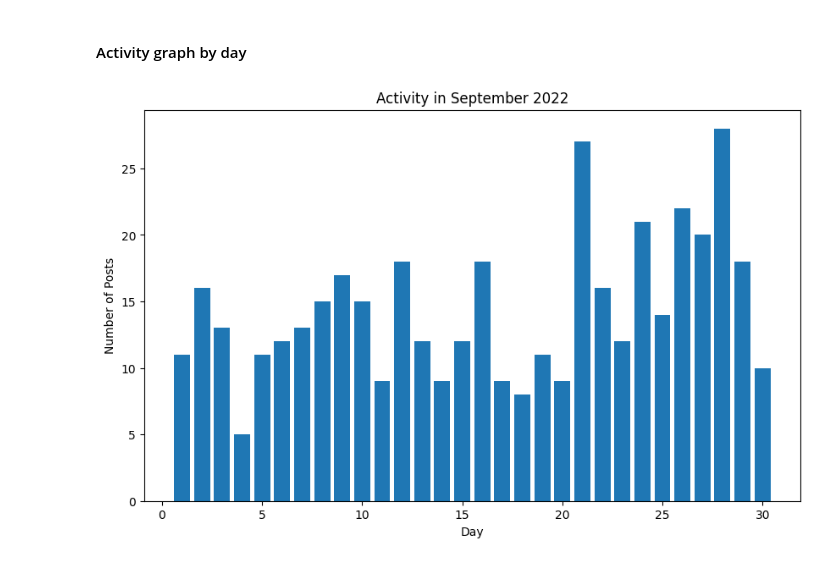
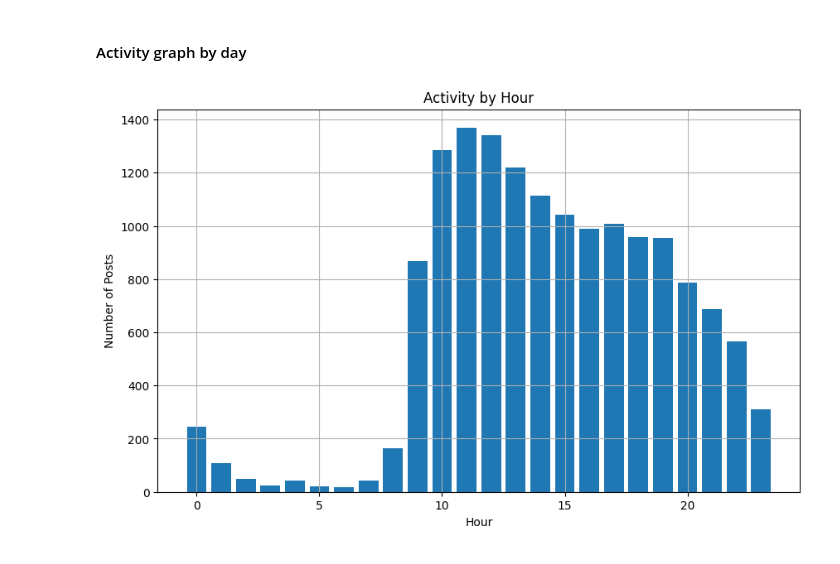
Before and after one commit to HSE-Courseworks/MLOps_pipeline, a Jupyter notebook: data_preprocessing/data_preprocessing.ipynb, the cells around one changed output. Saved outputs shown, nothing was run; the diff lists cells and outputs as text; code cells hidden in the pictures.

Commit message:
add vizualization per day && grid_on && graphs per week for every year

```diff
--- a/data_preprocessing/data_preprocessing.ipynb
+++ b/data_preprocessing/data_preprocessing.ipynb
@@ -87,6 +88,8 @@ for reaction in reactions:
     if post_id not in post_reactions:
         post_reactions[post_id] = {}
     post_reactions[post_id][emoji] = count
+
+top_posts_by_reaction = {emoji: [] for emoji, _ in top_emojis}
 
 for reaction in top_emojis:
     emoji = reaction[0]
@@ -98,9 +101,17 @@ for reaction in top_emojis:
             filtered_posts.append((post, post_reactions[post[0]][emoji]))
 
     sorted_posts = sorted(filtered_posts, key=lambda x: x[1], reverse=True)
-
     top_10_posts = sorted_posts[:10]
 
-    print(f"Top 10 posts for reaction '{emoji}':")
-    for post, reaction_count in top_10_posts:
-        print(f"Post ID: {post[0]}, Reaction Count: {reaction_count}")
+    top_posts_by_reaction[emoji] = [post[0][2] for post in top_10_posts]
+
+df = pd.DataFrame(top_posts_by_reaction)
+
+df.index = range(1, len(df) + 1)
+
+styled_df = df.style.set_table_styles([
+    {'selector': 'th', 'props': [('border', '1px solid black'), ('background', '#ddd')]},
+    {'selector': 'td', 'props': [('border', '1px solid black'), ('padding', '5px')]}
+])
+
+display(styled_df)
@@ -125,6 +148,7 @@ def plot_activity(counts, title, xlabel, ylabel):
     plt.ylabel(ylabel)
     if xlabel == 'Month':
         plt.xticks(rotation = 90)
+    plt.grid(True)
     plt.show()
 # %% [markdown]
 #### Activity graph by month
@@ -139,9 +163,13 @@ plot_activity(month_year_counts, 'Activity per Month', 'Month', 'Number of Posts
 # %% [markdown]
 #### Activity graph by week
 # %%
-week_counts = defaultdict(int)
+yearly_week_counts = defaultdict(lambda: defaultdict(int))
+
 for date in dates:
-    if date.year == 2022 and date.month == 2:
-        week_counts[date.isocalendar()[1]] += 1
-plot_activity(week_counts, 'Activity in February 2022', 'Week', 'Number of Posts')
+    year = str(date.year)
+    week = date.isocalendar()[1] - 1
+    yearly_week_counts[year][week] += 1
+
+for year, week_counts in yearly_week_counts.items():
+    plot_activity(week_counts, f'Activity in Weeks for {year}', 'Week', 'Number of Posts')
 # %% [output]
@@ -149,10 +179,12 @@ plot_activity(week_counts, 'Activity in February 2022', 'Week', 'Number of Posts
 # %% [markdown]
 #### Activity graph by day
 # %%
-day_counts = defaultdict(int)
+hour_counts = defaultdict(int)
+
 for date in dates:
-    if date.year == 2022 and date.month == 9:
-        day_counts[date.day] += 1
-plot_activity(day_counts, 'Activity in September 2022', 'Day', 'Number of Posts')
+    hour = date.hour
+    hour_counts[hour] += 1
+
+plot_activity(hour_counts, 'Activity by Hour', 'Hour', 'Number of Posts')
 # %% [output]
-[figure, old version]
+[figure, new version]
```
Also changed, not shown: parts of 5 cells of this notebook, 1 other file.
